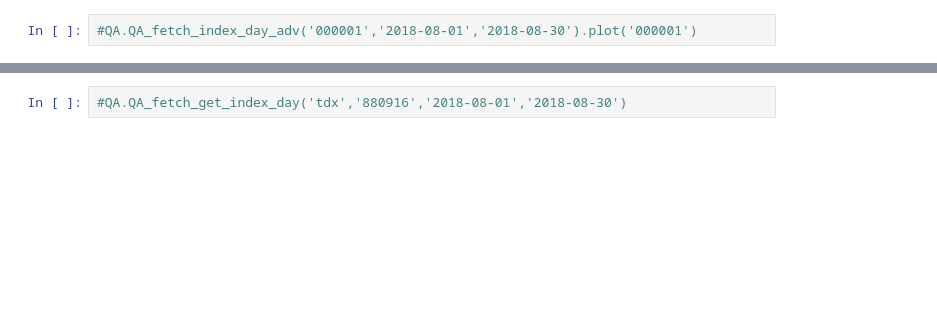
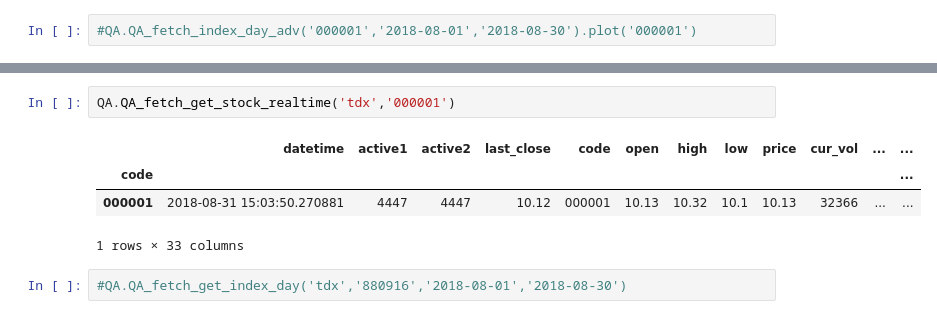
Before and after one commit to QUANTAXIS/QADemoOLD, a Jupyter notebook: research/指数分析和大盘检测.ipynb, the cells around one changed output, grey strips where cells are left out. Drawn from its saved outputs; the diff is of its cells as text; blank space fills up the shorter version.

```diff
--- a/research/指数分析和大盘检测.ipynb
+++ b/research/指数分析和大盘检测.ipynb
@@ -135,2 +197,9 @@ data.select_columns(['open','high'])
+# %%
+QA.QA_fetch_get_stock_realtime('tdx','000001')
+# %% [output]
+|  | datetime | active1 | active2 | last_close | code | open | high | low | price | cur_vol | ... | ... |
+| code |  |  |  |  |  |  |  |  |  |  |  | ... |
+| 000001 | 2018-08-31 15:03:50.270881 | 4447 | 4447 | 10.12 | 000001 | 10.13 | 10.32 | 10.1 | 10.13 | 32366 | ... | ... |
+1 rows × 33 columns
 # %%
 #QA.QA_fetch_get_index_day('tdx','880916','2018-08-01','2018-08-30')
```
Also changed, not shown: parts of 25 cells of this notebook, 1 other file.
